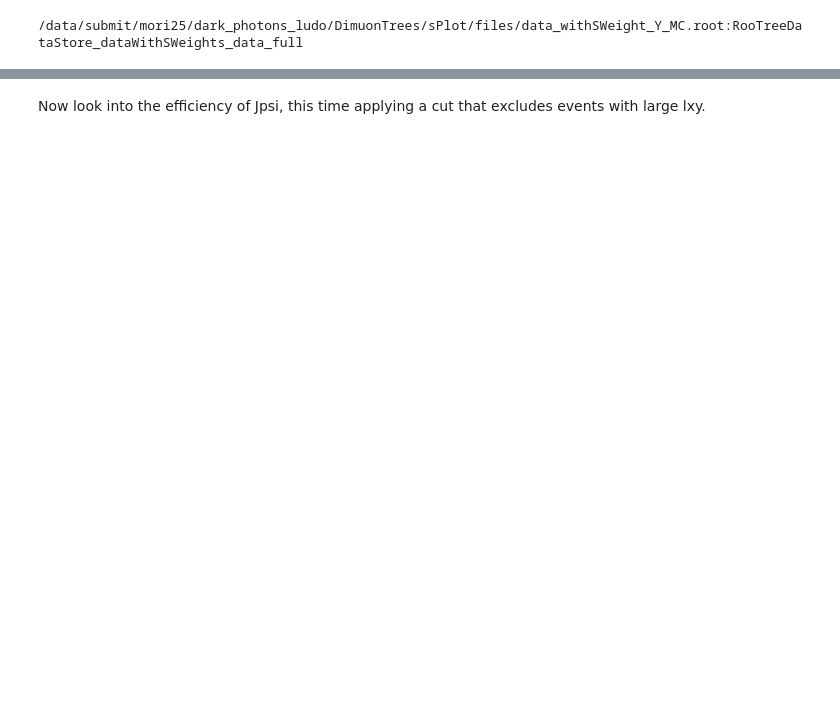
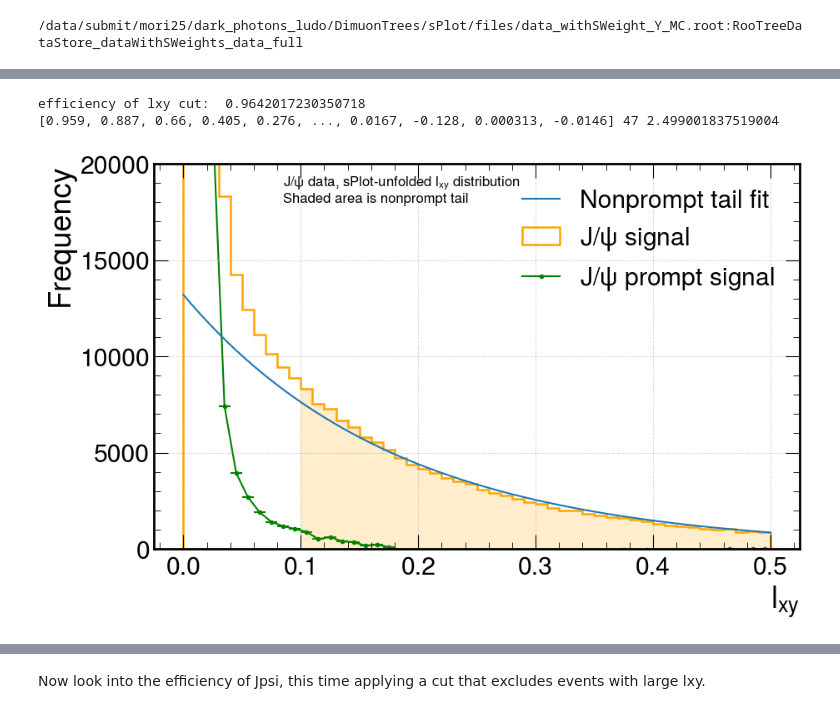
Before and after one commit to ludomori99/Darkphotons_Run3, a Jupyter notebook: notebooks/estimate_BDT_sys.ipynb, the cells around one changed output, grey strips where cells are left out. Saved outputs shown, nothing was run; the diff lists cells and outputs as text; code cells hidden in the pictures; blank space fills up the shorter version.

```diff
--- a/notebooks/estimate_BDT_sys.ipynb
+++ b/notebooks/estimate_BDT_sys.ipynb
@@ -358,0 +381,39 @@ print(Nonprompt_in_prompt*1000,np.sum(fJpsiData["Mm_kin_lxy"] < mask_range[0]))
+# %%
+lxy_cutoff = 0.5
+
+fJpsiDataPrompt = fJpsiData[fJpsiData["Mm_kin_lxy"] < lxy_cutoff]
+print("efficiency of lxy cut: ", len(fJpsiDataPrompt)/len(fJpsiData))
+
+nbins_correction = 50
+histSlxy,xe = np.histogram(fJpsiDataPrompt["Mm_kin_lxy"],nbins_correction,weights=fJpsiDataPrompt["sigYield_sw"])
+dxp = xe[1]-xe[0]
+weight_hist = (histSlxy-nonPrompt_tail(0.5*(xe[:-1] + xe[1:]),*mData.values)/dx*dxp)/histSlxy
+print(weight_hist, np.argmin(weight_hist), np.sum(weight_hist))
+# weight_hist_normed = weight_hist/np.sum(histSlxy)
+# plt.plot(xe[:-1], weight_hist_normed, color = 'red')
+
+fig, ax = plt.subplots(figsize=(10,6))
+x = np.linspace(0,lxy_cutoff, 1000)
+ax.plot(x,nonPrompt_tail(x,*mData.values)/dx*dxp, label = "Nonprompt tail fit")
+ax.errorbar(0.5*(xe[:-1] + xe[1:]),histSlxy-nonPrompt_tail(0.5*(xe[:-1] + xe[1:]),*mData.values),xerr = dxp/2, label="$J/\psi$ prompt signal", color = "green", zorder=0,marker = '.')
+ax.hist(fJpsiDataPrompt["Mm_kin_lxy"], nbins_correction, (0,lxy_cutoff),  False, weights = fJpsiDataPrompt["sigYield_sw"], label="$J/\psi$ signal", color = "orange", zorder=0, histtype='step', linewidth = 1.8)
+ax.hist(fJpsiDataPrompt["Mm_kin_lxy"], nbins_correction, (0,lxy_cutoff),  False, weights = fJpsiDataPrompt["sigYield_sw"]*(fJpsiDataPrompt["Mm_kin_lxy"]>mask_range[0]), color = "orange", zorder=0, histtype='bar', linewidth = 1.8, alpha = .2)
+ax.text(0.2,0.9, f"J/$\psi$ data, sPlot-unfolded $l_{{xy}}$ distribution \nShaded area is nonprompt tail", fontsize = 12, transform=ax.transAxes)
+ax.grid()
+ax.legend()
+# ax.set_xlim(0,0.2)
+# ax.set_ylim(0,1e4)
+ax.set_xlabel("$l_{xy}$")
+ax.set_ylim(0,20000)
+ax.set_ylabel("Frequency")
+
+corrections = weight_hist[np.digitize(fJpsiDataPrompt["Mm_kin_lxy"], xe, right=True) - 1]
+corrections = corrections/np.sum(corrections)
+
+import scipy
+Nonprompt_in_prompt,_ = scipy.integrate.quad(lambda x: nonPrompt_tail(x,*mData.values), 0, lxy_cutoff)
+prompt = np.sum(histSlxy) - Nonprompt_in_prompt
+# %% [output]
+efficiency of lxy cut:  0.9642017230350718
+[0.959, 0.887, 0.66, 0.405, 0.276, ..., 0.0167, -0.128, 0.000313, -0.0146] 47 2.499001837519004
+[figure, added]
```
Also changed, not shown: parts of 21 cells of this notebook, 1 other file.
